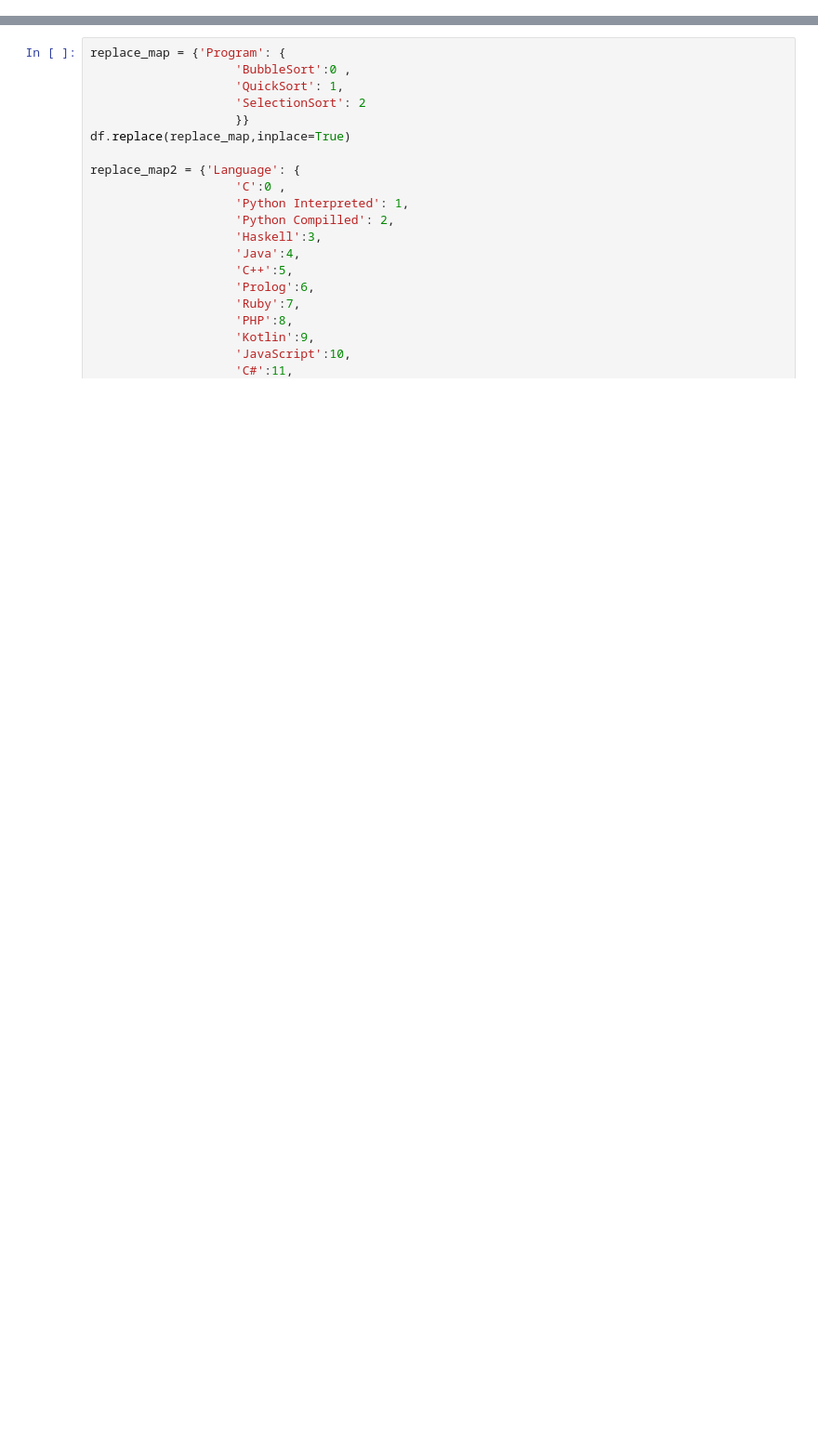
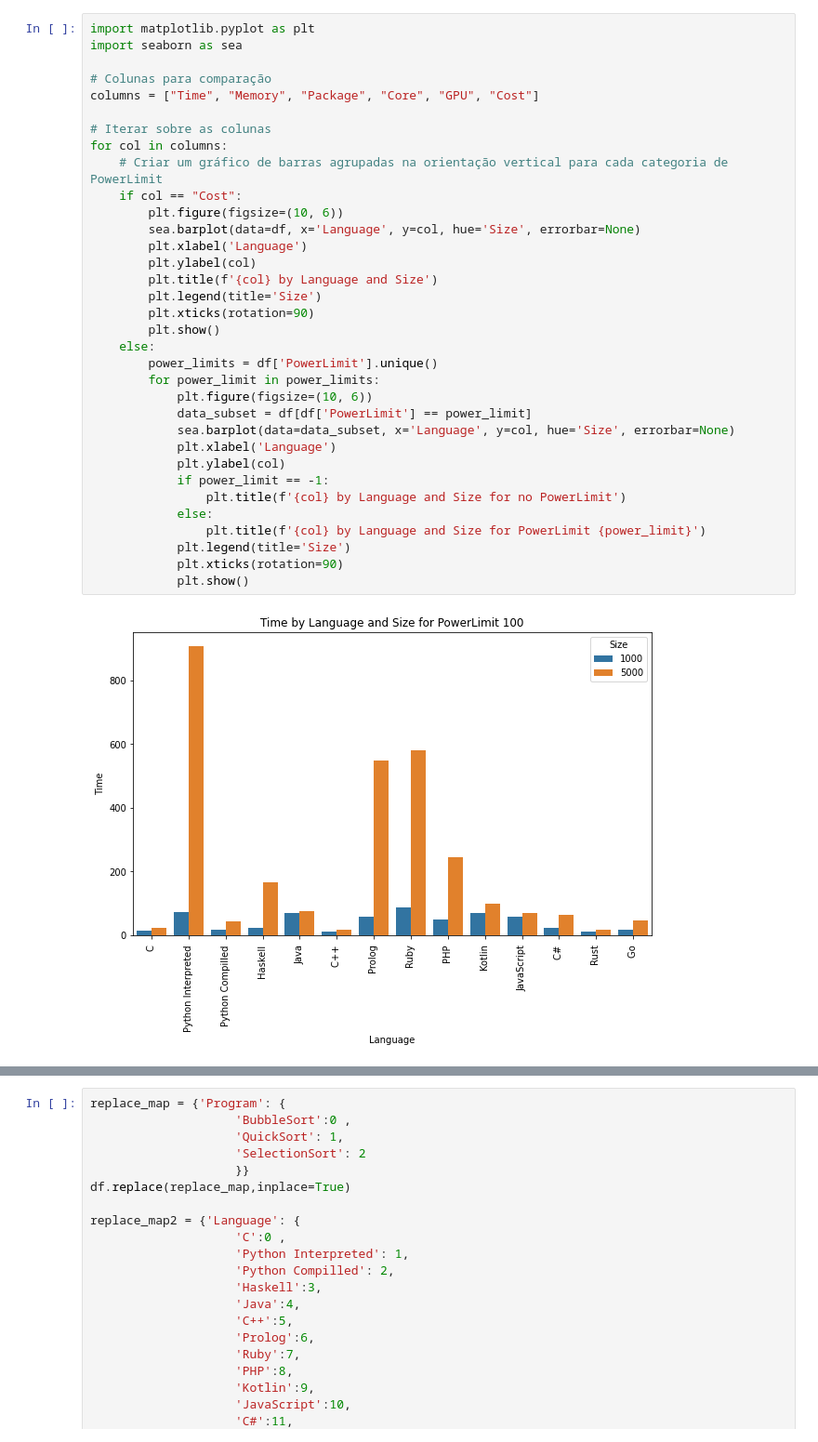
Before and after one commit to realRunlo/EnergyMeasurement, a Jupyter notebook: notebooks/statistics.ipynb, the cells around one changed output, grey strips where cells are left out. Shown: that part at 93% size. Drawn from its saved outputs; the diff is of its cells as text; blank space fills up the shorter version.

```diff
--- a/notebooks/statistics.ipynb
+++ b/notebooks/statistics.ipynb
@@ -43,3 +43,39 @@ max      0.047058    0.0  1551.000000    49.800000  427036.000000
 [figure]
 [figure]
 [figure]
+# %%
+import matplotlib.pyplot as plt
+import seaborn as sea
+
+# Colunas para comparação
+columns = ["Time", "Memory", "Package", "Core", "GPU", "Cost"]
+
+# Iterar sobre as colunas
+for col in columns:
+    # Criar um gráfico de barras agrupadas na orientação vertical para cada categoria de PowerLimit
+    if col == "Cost":
+        plt.figure(figsize=(10, 6))
+        sea.barplot(data=df, x='Language', y=col, hue='Size', errorbar=None)
+        plt.xlabel('Language')
+        plt.ylabel(col)
+        plt.title(f'{col} by Language and Size')
+        plt.legend(title='Size')
+        plt.xticks(rotation=90)
+        plt.show()
+    else:
+        power_limits = df['PowerLimit'].unique()
+        for power_limit in power_limits:
+            plt.figure(figsize=(10, 6))
+            data_subset = df[df['PowerLimit'] == power_limit]
+            sea.barplot(data=data_subset, x='Language', y=col, hue='Size', errorbar=None)
+            plt.xlabel('Language')
+            plt.ylabel(col)
+            if power_limit == -1:
+                plt.title(f'{col} by Language and Size for no PowerLimit')
+            else:
+                plt.title(f'{col} by Language and Size for PowerLimit {power_limit}')
+            plt.legend(title='Size')
+            plt.xticks(rotation=90)
+            plt.show()
+# %% [output]
+[figure, added]
```
Also changed, not shown: parts of 8 cells of this notebook.
